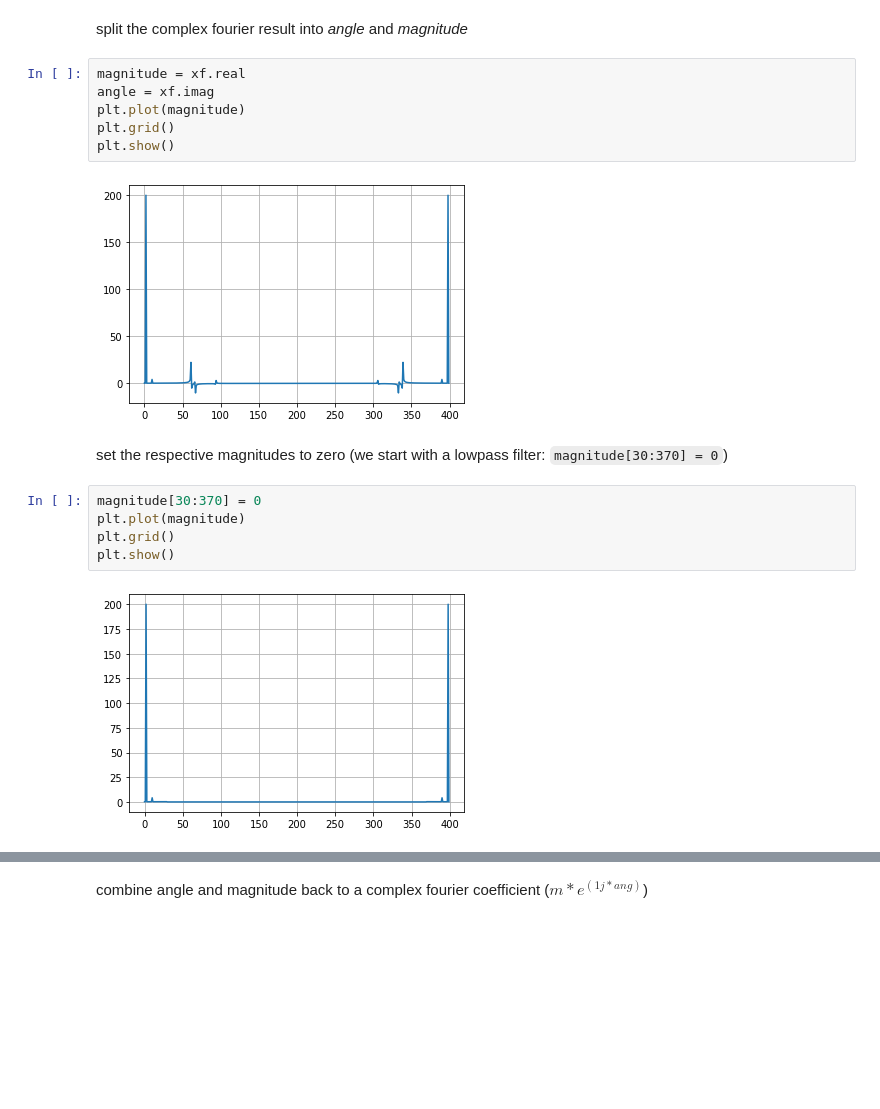
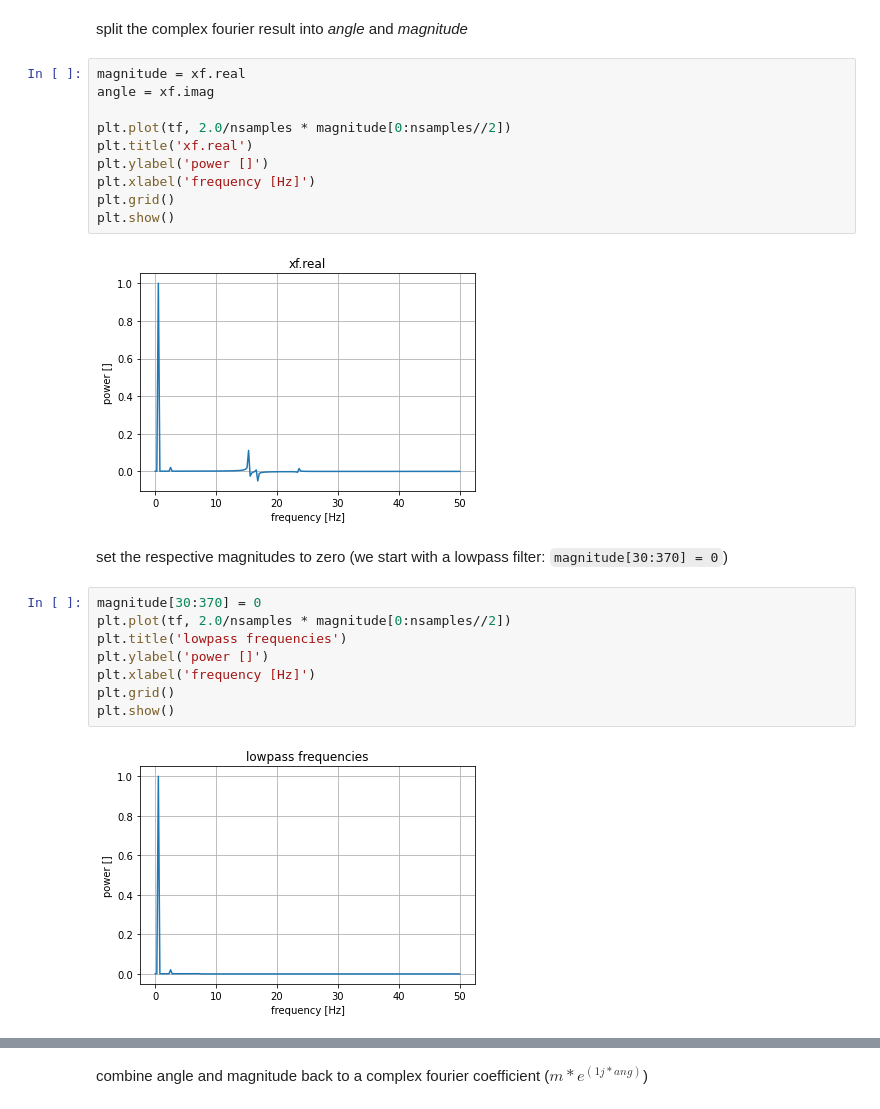
Before and after one commit to christianreiser/course_eeg_WS2020, a Jupyter notebook: exercises/ex2.ipynb, the cells around one changed output, grey strips where cells are left out. Drawn from its saved outputs; the diff is of its cells as text; blank space fills up the shorter version.

```diff
--- a/exercises/ex2.ipynb
+++ b/exercises/ex2.ipynb
@@ -65,18 +69,25 @@ split the complex fourier result into *angle* and *magnitude*
 # %%
 magnitude = xf.real
 angle = xf.imag
-plt.plot(magnitude)
+
+plt.plot(tf, 2.0/nsamples * magnitude[0:nsamples//2])
+plt.title('xf.real')
+plt.ylabel('power []')
+plt.xlabel('frequency [Hz]')
 plt.grid()
 plt.show()
 # %% [output]
-[figure, old version]
+[figure, new version]
 # %% [markdown]
 set the respective magnitudes to zero (we start with a lowpass filter: `magnitude[30:370] = 0`)
 # %%
 magnitude[30:370] = 0
-plt.plot(magnitude)
+plt.plot(tf, 2.0/nsamples * magnitude[0:nsamples//2])
+plt.title('lowpass frequencies')
+plt.ylabel('power []')
+plt.xlabel('frequency [Hz]')
 plt.grid()
 plt.show()
 # %% [output]
-[figure, old version]
+[figure, new version]
 # %%
```
Also changed, not shown: parts of 27 cells of this notebook.
